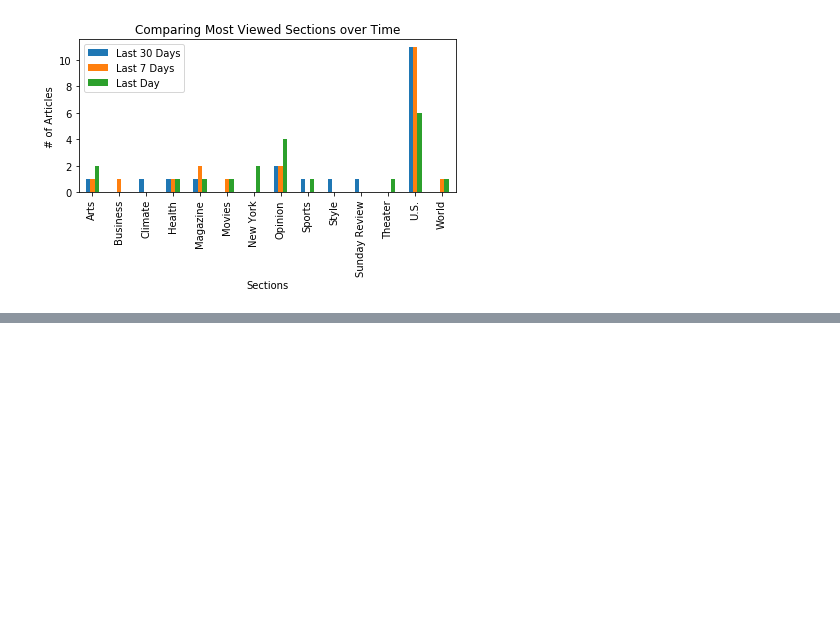
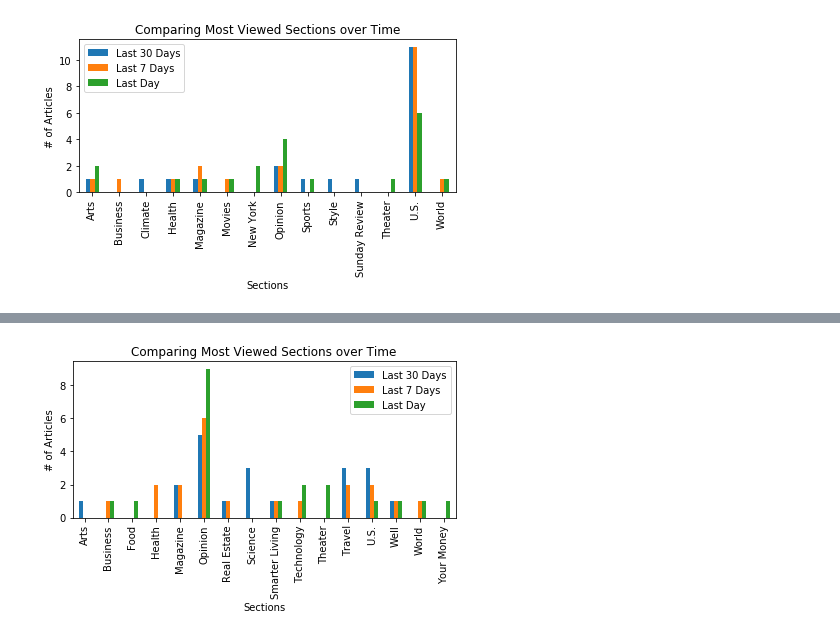
Before and after one commit to CTRLALTAFK/NYT_Analytics, a Jupyter notebook: Jacobs_NB.ipynb, the cells around one changed output, grey strips where cells are left out. Saved outputs shown, nothing was run; the diff lists cells and outputs as text; code cells hidden in the pictures; blank space fills up the shorter version.

```diff
--- a/Jacobs_NB.ipynb
+++ b/Jacobs_NB.ipynb
@@ -118,0 +215,15 @@ plt.tight_layout()
+# %%
+# Most Emailed - Comparing all time frames
+email_merge = pd.concat([emailed_pop30, emailed_pop7, emailed_pop1], axis=1,sort=True, join='outer',
+                       keys=['Last 30 Days', 'Last 7 Days', 'Last Day'])
+
+# plot comparison
+email_merge.plot(kind="bar", title="Comparing Most Viewed Sections over Time")
+
+# Set labels
+plt.ylabel("# of Articles")
+plt.xlabel("Sections")
+
+plt.tight_layout()
+# %% [output]
+[figure, added]
```
Also changed, not shown: parts of 12 cells of this notebook.
